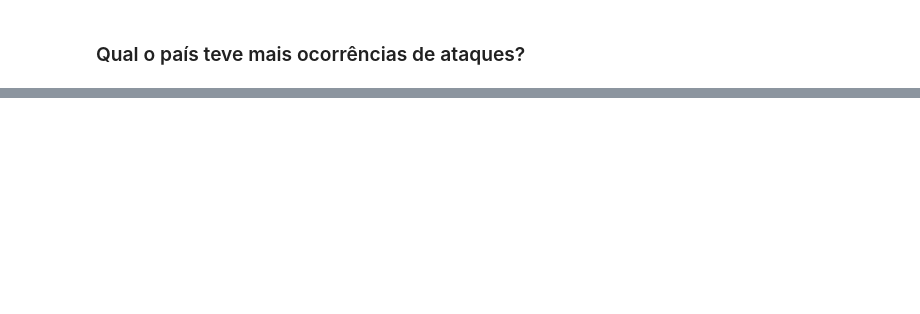
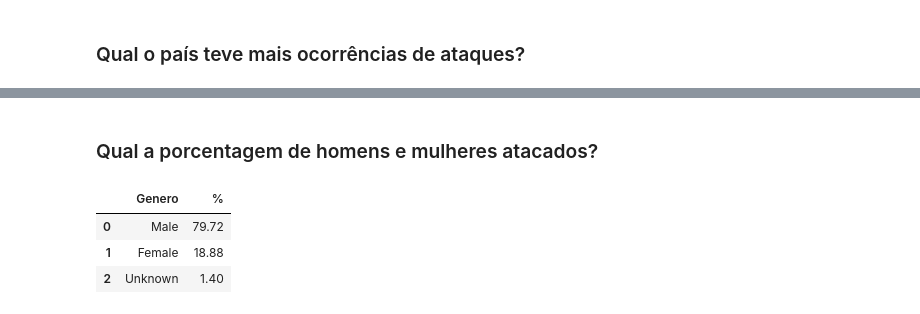
Before and after one commit to frkferreira/Projeto_Shark_Attack, a Jupyter notebook: Shark_Attack_Project.ipynb, the cells around one changed output, grey strips where cells are left out. Saved outputs shown, nothing was run; the diff lists cells and outputs as text; code cells hidden in the pictures; blank space fills up the shorter version.

```diff
--- a/Shark_Attack_Project.ipynb
+++ b/Shark_Attack_Project.ipynb
@@ -288,2 +302,11 @@ Name: Genero, dtype: int64
+# %%
+# Valore nan para 'Unknonw'
+shark['Fatal (Y/N)'] = shark['Fatal (Y/N)'].fillna("Unknown")
+# %%
+# Removendo espaços, typo e etc
+shark['Fatal (Y/N)']=shark['Fatal (Y/N)'].str.replace('UNKNWON', 'Unknown', regex=True)
+shark['Fatal (Y/N)']=shark['Fatal (Y/N)'].str.replace('2017', 'Unknown', regex=True)
+shark['Fatal (Y/N)']=shark['Fatal (Y/N)'].str.replace('M', 'N', regex=True)
+shark['Fatal (Y/N)']=shark['Fatal (Y/N)'].str.replace('y', 'Y', regex=True)
 # %% [markdown]
 # Análise dos Dados
@@ -360,0 +377,9 @@ shark_2015['Species'].value_counts().reset_index().rename(columns= {'Genero': 'S
+# %% [markdown]
+### Qual a porcentagem de homens e mulheres atacados?
+# %%
+(shark_2015['Genero'].value_counts(normalize=True)*100).round(2).reset_index().rename(columns= {'Genero': '%', 'index':'Genero'}).head(5)
+# %% [output]
+|  | Genero | % |
+| 0 | Male | 79.72 |
+| 1 | Female | 18.88 |
+| 2 | Unknown | 1.40 |
```
Also changed, not shown: parts of 33 cells of this notebook, 2 other files.
